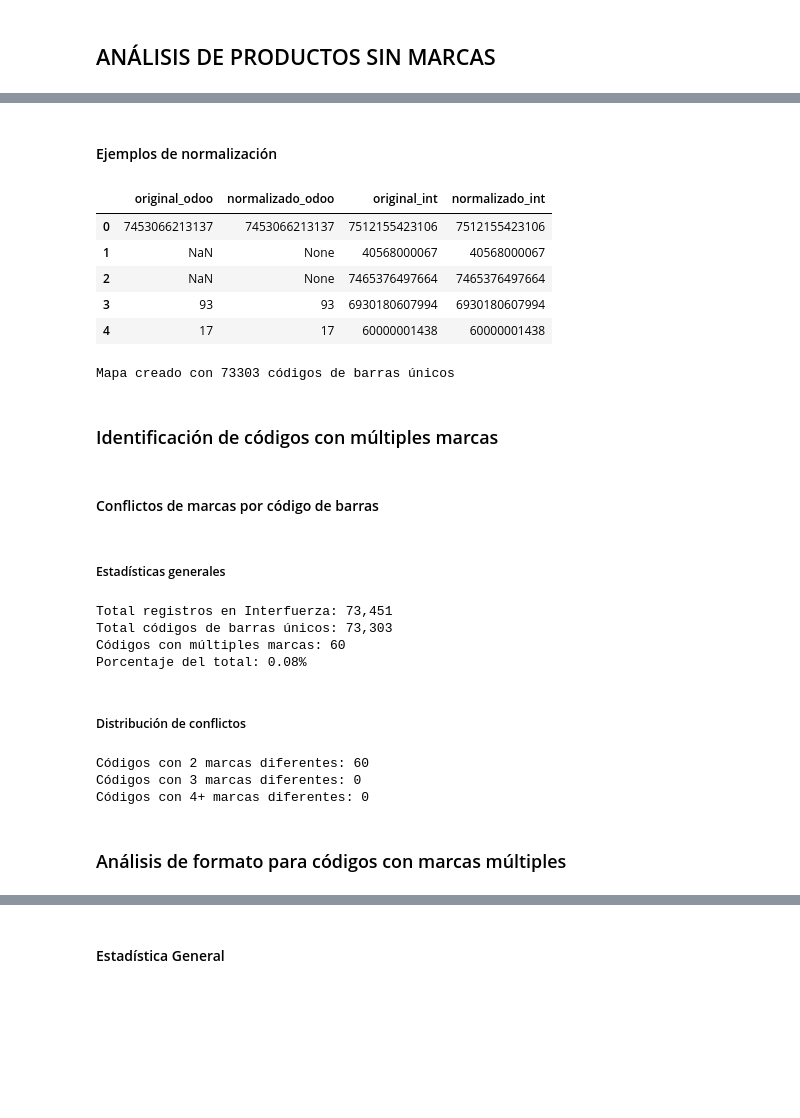
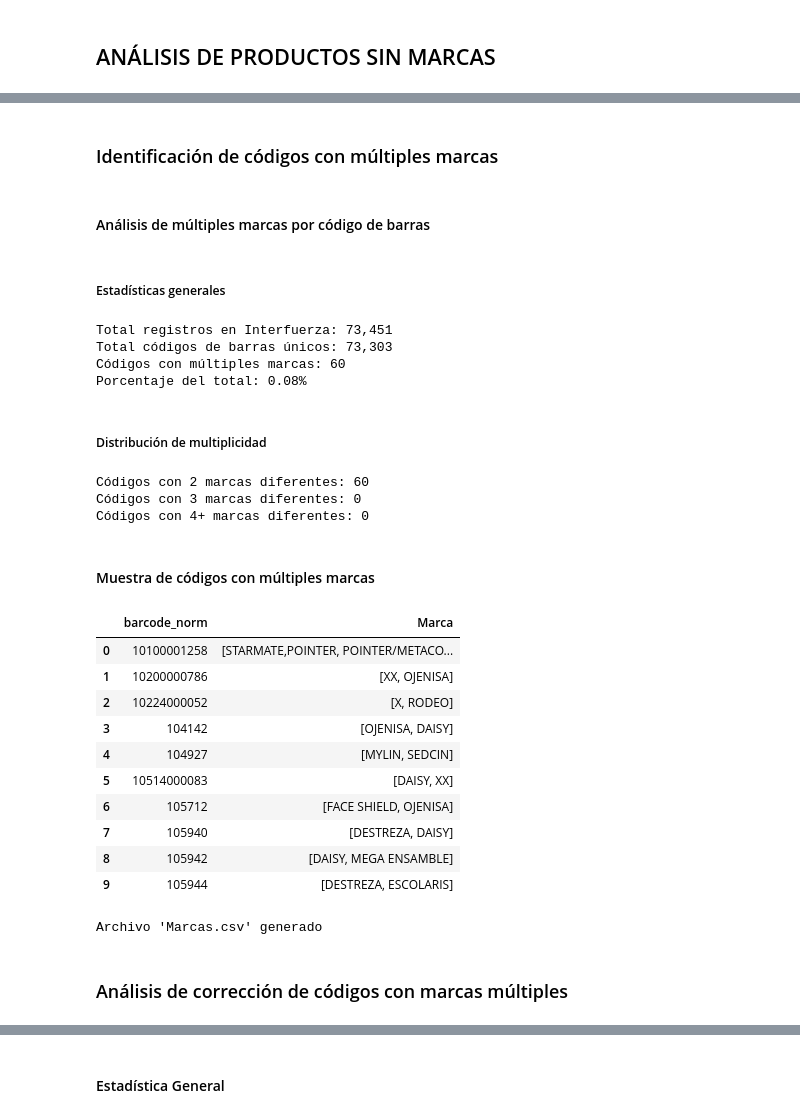
Before and after one commit to JahirCDev/ProjectStandardization, a Jupyter notebook: notebooks/OdooBrands.ipynb, the cells around one changed output, grey strips where cells are left out. Drawn from its saved outputs; the diff is of its cells as text; code cells hidden in the pictures; blank space fills up the shorter version.

```diff
--- a/notebooks/OdooBrands.ipynb
+++ b/notebooks/OdooBrands.ipynb
@@ -93,73 +83,39 @@ Marcas con un solo producto: 292 (47.40% del total de marcas)
-# %%
-# Normalización de código de barras
-df_odoo['barcode_norm'] = df_odoo['barcode'].apply(barcode_normalization)
-df_int['barcode_norm'] = df_int['UPC Code'].apply(barcode_normalization)
-
-display(Markdown("#### Ejemplos de normalización"))
-overview = pd.DataFrame({
-    'original_odoo': df_odoo['barcode'].head(5),
-    'normalizado_odoo': df_odoo['barcode_norm'].head(5),
-    'original_int': df_int['UPC Code'].head(5),
-    'normalizado_int': df_int['barcode_norm'].head(5)
-})
-display(overview)
-# %% [output]
-#### Ejemplos de normalización
-|  | original_odoo | normalizado_odoo | original_int | normalizado_int |
-| 0 | 7453066213137 | 7453066213137 | 7512155423106 | 7512155423106 |
-| 1 | NaN | None | 40568000067 | 40568000067 |
-| 2 | NaN | None | 7465376497664 | 7465376497664 |
-| 3 | 93 | 93 | 6930180607994 | 6930180607994 |
-| 4 | 17 | 17 | 60000001438 | 60000001438 |
-# %%
-# Creación de diccionario de Interfuerza: barcode_norm → Marca, tomando registros que tengan ambos campos
-# dropna() elimina cualquier fila que tenga al menos un valor nulo
-# subset selecciona una porción específica de un Dataframe
-df_int_valids = df_int.dropna(subset=['barcode_norm', 'Marca'])
-
-# Eliminar duplicados de barcode normalizado
-df_int_uniques = df_int_valids.drop_duplicates(subset=['barcode_norm'])
-
-# Creación de diccionario
-# Unión de 'barcode_norm' con 'Marca' en tuplas usando zip()
-brands_map = dict(zip(df_int_uniques['barcode_norm'], df_int_uniques['Marca']))
-print(f"Mapa creado con {len(brands_map)} códigos de barras únicos")
-# %% [output]
-Mapa creado con 73303 códigos de barras únicos
 # %% [markdown]
 ### Identificación de códigos con múltiples marcas
 # %%
-# Agrupa los códigos df_int_valids mostrando los valores de marca por cada código
-# nunique() Muestra la cantidad de marcas únicas por cada código
-conflicts_per_code = df_int_valids.groupby('barcode_norm')['Marca'].nunique()
-# Verificación si hay códigos con más de una marca
-codes_with_conflicts = conflicts_per_code[conflicts_per_code > 1]
-
-display(Markdown("#### Conflictos de marcas por código de barras"))
-
-display(Markdown("\n ##### Estadísticas generales"))
-print(f"Total registros en Interfuerza: {len(df_int_valids):,}")
-print(f"Total códigos de barras únicos: {df_int_valids['barcode_norm'].nunique():,}")
-print(f"Códigos con múltiples marcas: {len(codes_with_conflicts):,}")
-print(f"Porcentaje del total: {len(codes_with_conflicts)/df_int_valids['barcode_norm'].nunique()*100:.2f}%")
-
-display(Markdown("\n ##### Distribución de conflictos"))
-print(f"Códigos con 2 marcas diferentes: {(codes_with_conflicts == 2).sum()}")
-print(f"Códigos con 3 marcas diferentes: {(codes_with_conflicts == 3).sum()}")
-print(f"Códigos con 4+ marcas diferentes: {(codes_with_conflicts >= 4).sum()}")
+multiple_brands, df_multiple_brands = analyze_multiple_entities(
+    df=df_int_brands_codes,
+    code_col='barcode_norm',
+    entity_col='Marca',
+    entity_name='marcas',
+    output_path=raw_path / 'MultiplesMarcas.csv'
+)
 # %% [output]
-#### Conflictos de marcas por código de barras
+#### Análisis de múltiples marcas por código de barras
 
  ##### Estadísticas generales
 Total registros en Interfuerza: 73,451
 Total códigos de barras únicos: 73,303
 Códigos con múltiples marcas: 60
 Porcentaje del total: 0.08%
 
- ##### Distribución de conflictos
+ ##### Distribución de multiplicidad
 Códigos con 2 marcas diferentes: 60
 Códigos con 3 marcas diferentes: 0
 Códigos con 4+ marcas diferentes: 0
+#### Muestra de códigos con múltiples marcas
+|  | barcode_norm | Marca |
+| 0 | 10100001258 | [STARMATE,POINTER, POINTER/METACO... |
+| 1 | 10200000786 | [XX, OJENISA] |
+| 2 | 10224000052 | [X, RODEO] |
+| 3 | 104142 | [OJENISA, DAISY] |
+| 4 | 104927 | [MYLIN, SEDCIN] |
+| 5 | 10514000083 | [DAISY, XX] |
+| 6 | 105712 | [FACE SHIELD, OJENISA] |
+| 7 | 105940 | [DESTREZA, DAISY] |
+| 8 | 105942 | [DAISY, MEGA ENSAMBLE] |
+| 9 | 105944 | [DESTREZA, ESCOLARIS] |
+Archivo 'Marcas.csv' generado
 # %% [markdown]
-### Análisis de formato para códigos con marcas múltiples
+### Análisis de corrección de códigos con marcas múltiples
 # %%
```
Also changed, not shown: parts of 13 cells of this notebook, 1 other file.
